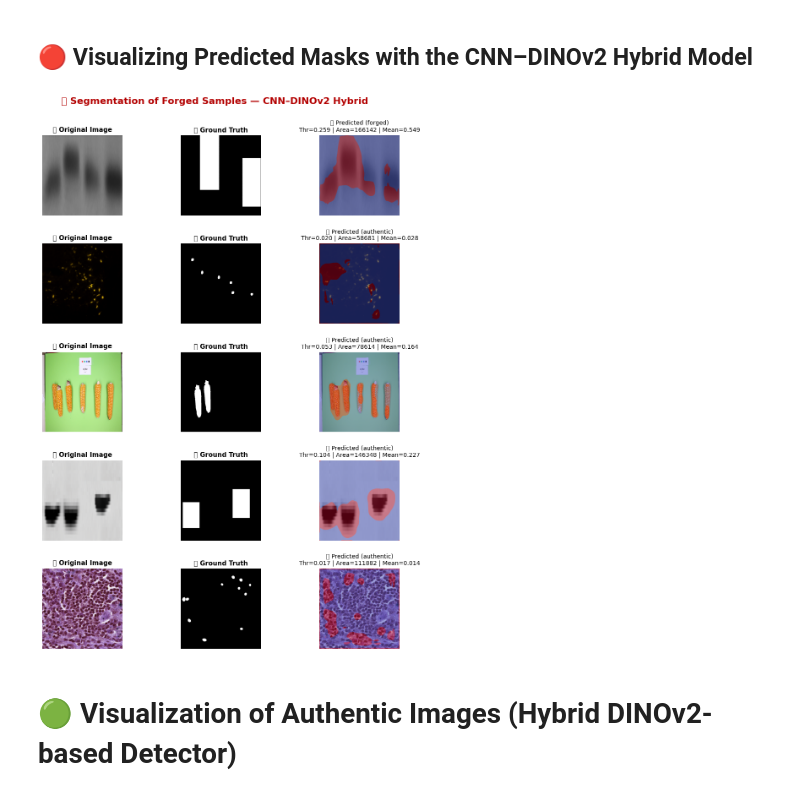
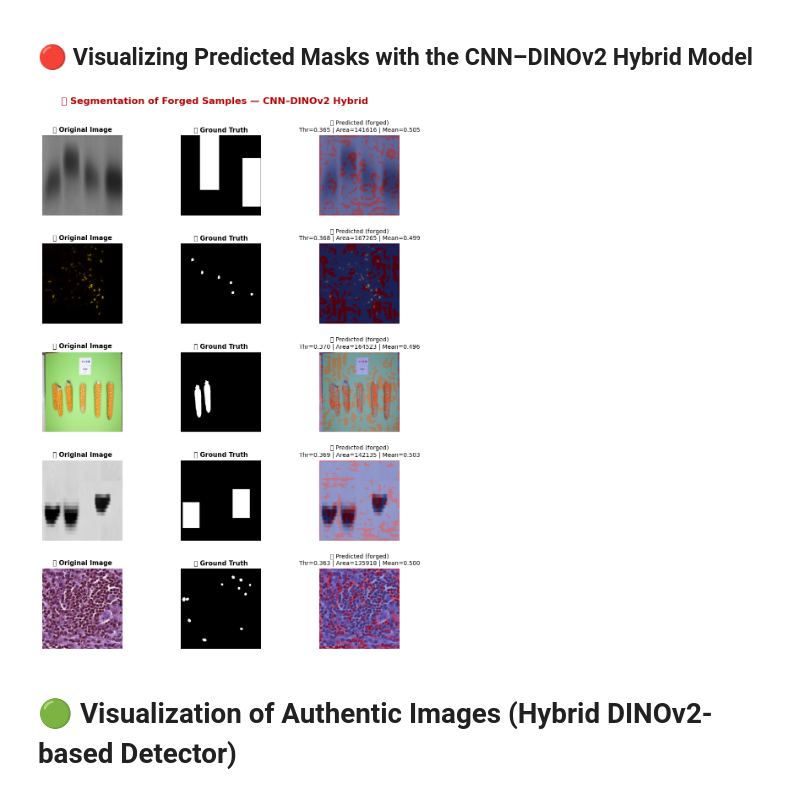
Before and after one commit to AbhiGodara/kaggle-competitions, a Jupyter notebook: Recod.ai/LUC - Scientific Image Forgery Detection/image-detection-cnn-score-0-323.ipynb, the cells around one changed output. Drawn from its saved outputs; the diff is of its cells as text; code cells hidden in the pictures.

Commit message:
Kaggle Notebook | image detection 🔬🔬 | CNN | score[0.324]🔥🔥 | Version 5

```diff
--- a/Recod.ai/LUC - Scientific Image Forgery Detection/image-detection-cnn-score-0-323.ipynb
+++ b/Recod.ai/LUC - Scientific Image Forgery Detection/image-detection-cnn-score-0-323.ipynb
@@ -383,9 +467,8 @@ from pathlib import Path
 from PIL import Image
 
 device = torch.device("cuda" if torch.cuda.is_available() else "cpu")
-# Use global IMG_SIZE from cell 2 (518)
 
-# 1️ Predict probability map (from model)
+# 1️ Use YOUR existing function (already defined in main cell)
 @torch.no_grad()
 def predict_prob_map(pil):
     """Return DINOv2 segmentation probability map [0,1]."""
@@ -395,42 +478,47 @@ def predict_prob_map(pil):
     prob = torch.sigmoid(logits)[0, 0].cpu().numpy()
     return prob
 
-
-# 2️ Post-processing consistent with pipeline_final
+# 2️ Use YOUR exact post-processing from main cell
 def adaptive_mask(prob, alpha_grad=0.35):
-    """Adaptive enhancement + morphological refinement."""
+    """Use EXACT same function as in main cell"""
     gx = cv2.Sobel(prob, cv2.CV_32F, 1, 0, ksize=3)
     gy = cv2.Sobel(prob, cv2.CV_32F, 0, 1, ksize=3)
     grad_mag = np.sqrt(gx**2 + gy**2)
     grad_norm = grad_mag / (grad_mag.max() + 1e-6)
+    enhanced = (1 - alpha_grad) * prob + alpha_grad * grad_norm
+    enhanced = cv2.GaussianBlur(enhanced, (3,3), 0)
 
-    enhanced = (1 - alpha_grad) * prob + alpha_grad * grad_norm
-    enhanced = cv2.GaussianBlur(enhanced, (3, 3), 0)
+    # MUST MATCH: 0.25 * std (from your updated main cell)
+    thr = np.mean(enhanced) + 0.25 * np.std(enhanced)
+    mask = (enhanced > thr).astype(np.uint8)
 
-    thr = np.mean(enhanced) + 0.3 * np.std(enhanced)
-    mask = (enhanced > thr).astype(np.uint8)
-    mask = cv2.morphologyEx(mask, cv2.MORPH_CLOSE, np.ones((5, 5), np.uint8))
-    mask = cv2.morphologyEx(mask, cv2.MORPH_OPEN, np.ones((3, 3), np.uint8))
+    # MUST MATCH: 3x3 and 2x2 kernels (from your main cell)
+    mask = cv2.morphologyEx(mask, cv2.MORPH_CLOSE, np.ones((3,3), np.uint8))
+    mask = cv2.morphologyEx(mask, cv2.MORPH_OPEN, np.ones((2,2), np.uint8))
+
     return mask, float(thr)
 
-
-# 3️ Unified visualization pipeline (uses same filtering logic as pipeline_final)
+# 3️ Unified visualization pipeline
 def pipeline_visual(pil):
     if USE_TTA:
-        prob = segment_prob_map_with_tta(pil)
+        prob = segment_prob_map_with_tta(pil)  # Your existing function
     else:
         prob = predict_prob_map(pil)
+
     mask, thr = adaptive_mask(prob)
     area = int(mask.sum())
-    mean_inside = float(prob[mask == 1].mean()) if area > 0 else 0.0
 
-    # ✅ FIXED: Use same decision rule as pipeline_final for consistency
+    # Fix: Resize mask to match prob dimensions
+    mask_small = cv2.resize(mask, (prob.shape[1], prob.shape[0]), interpolation=cv2.INTER_NEAREST)
+    mean_inside = float(prob[mask_small == 1].mean()) if area > 0 else 0.0
+
+    # Use SAME thresholds as main cell
     if area < AREA_THR or mean_inside < MEAN_THR:
         label = "authentic"
     else:
         label = "forged"
+
     return label, mask, thr, area, mean_inside
-
 
 # 4️ Visualization (for validation forged samples)
 sample_forged = val_forg[:5]
@@ -445,38 +533,39 @@ for i, p in enumerate(sample_forged):
 
     # Ground Truth mask
     m_gt = np.load(Path(MASK_DIR)/f"{Path(p).stem}.npy")
-    if m_gt.ndim == 3: m_gt = np.max(m_gt, axis=0)
+    if m_gt.ndim == 3:
+        m_gt = np.max(m_gt, axis=0)
     m_gt = (m_gt > 0).astype(np.uint8)
 
     # Resize all for consistency
     img_disp = cv2.resize(np.array(pil), (IMG_SIZE, IMG_SIZE))
     gt_disp  = cv2.resize(m_gt, (IMG_SIZE, IMG_SIZE))
     pr_disp  = cv2.resize(m_pred, (IMG_SIZE, IMG_SIZE))
 
     # === Column 1: Original ===
     axes[i, 0].imshow(img_disp)
     axes[i, 0].set_title("🖼️ Original Image", fontsize=11, weight="bold")
     axes[i, 0].axis("off")
 
     # === Column 2: Ground Truth ===
     axes[i, 1].imshow(gt_disp, cmap="gray")
     axes[i, 1].set_title("✅ Ground Truth", fontsize=11, weight="bold")
     axes[i, 1].axis("off")
 
     # === Column 3: Predicted Mask ===
     axes[i, 2].imshow(img_disp)
     axes[i, 2].imshow(pr_disp, cmap="coolwarm", alpha=0.45)
     axes[i, 2].set_title(f"🔮 Predicted ({label})\nThr={thr:.3f} | Area={area} | Mean={mean:.3f}",
                          fontsize=10)
     axes[i, 2].axis("off")
 
 plt.subplots_adjust(top=0.92, hspace=0.35)
 fig.suptitle("🔍 Segmentation of Forged Samples — CNN–DINOv2 Hybrid",
              fontsize=16, fontweight="bold", color="#b30000")
 
 plt.show()
 # %% [output]
-[figure, old version]
+[figure, new version]
 # %% [markdown]
 # 🟢 Visualization of Authentic Images (Hybrid DINOv2-based Detector)
 # %%
```
Also changed, not shown: parts of 5 cells of this notebook.
